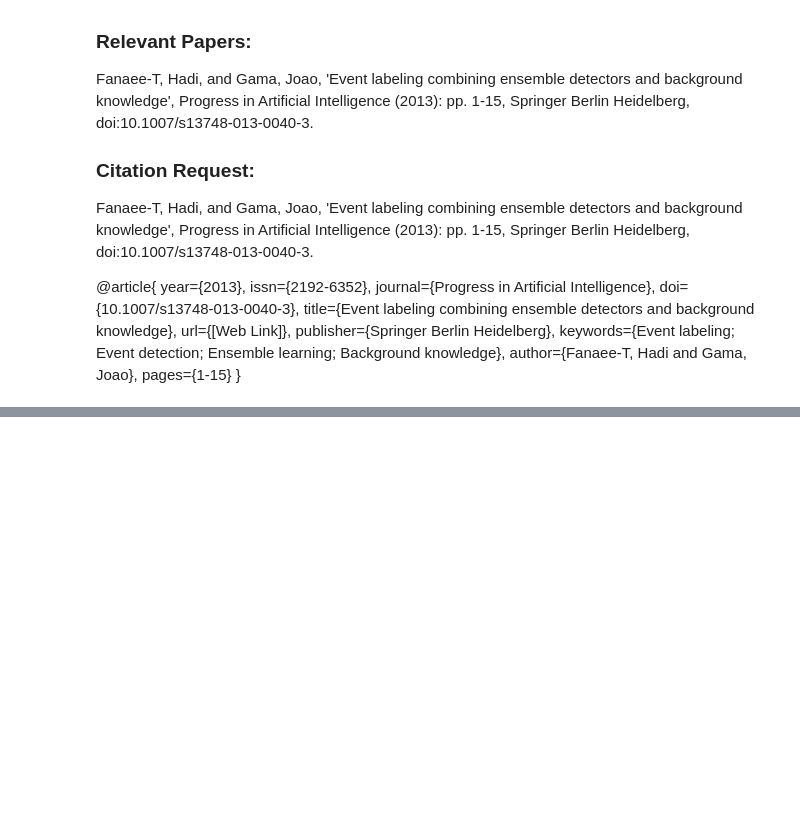
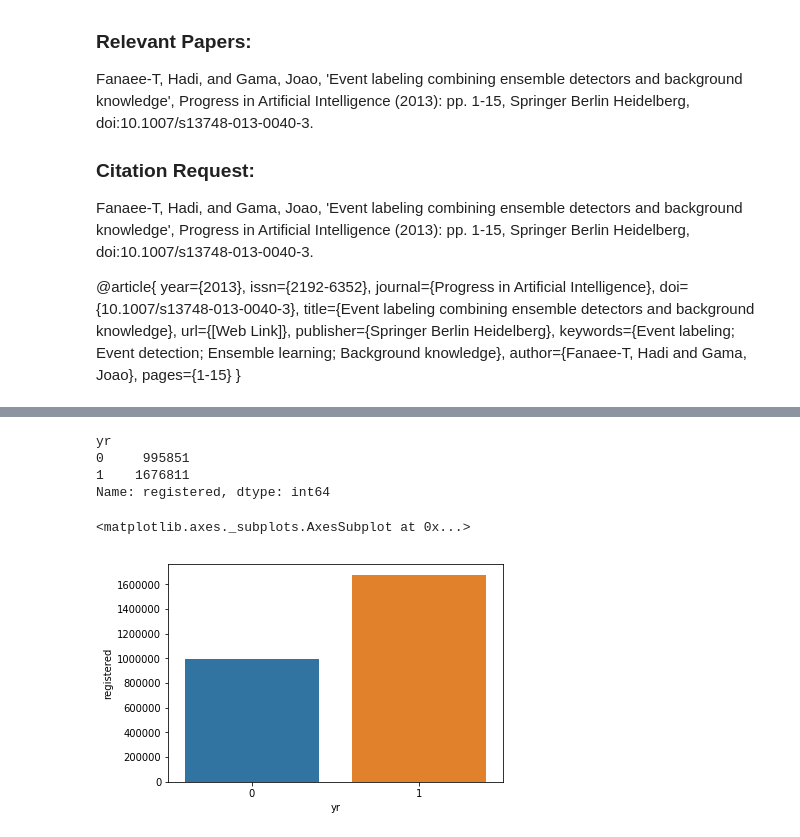
Before and after one commit to Saideepak-R/Bike-sharing, a Jupyter notebook: problem_statement.ipynb, the cells around one changed output, grey strips where cells are left out. Cells and saved outputs as stored; diff of their text form; code cells hidden in the pictures; blank space fills up the shorter version.

```diff
--- a/problem_statement.ipynb
+++ b/problem_statement.ipynb
@@ -95,0 +232,12 @@ pages={1-15}
+# %%
+r=df.groupby('yr')['registered'].sum()
+print(r)
+
+sns.barplot(r.index,r)
+# %% [output]
+yr
+0     995851
+1    1676811
+Name: registered, dtype: int64
+<matplotlib.axes._subplots.AxesSubplot at 0x...>
+[figure, added]
```
Also changed, not shown: parts of 28 cells of this notebook.
